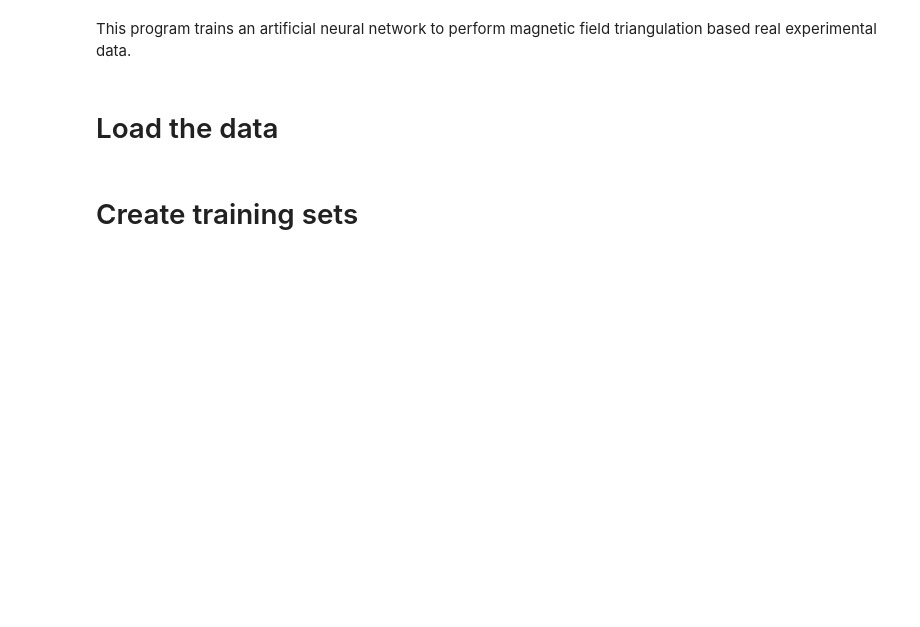
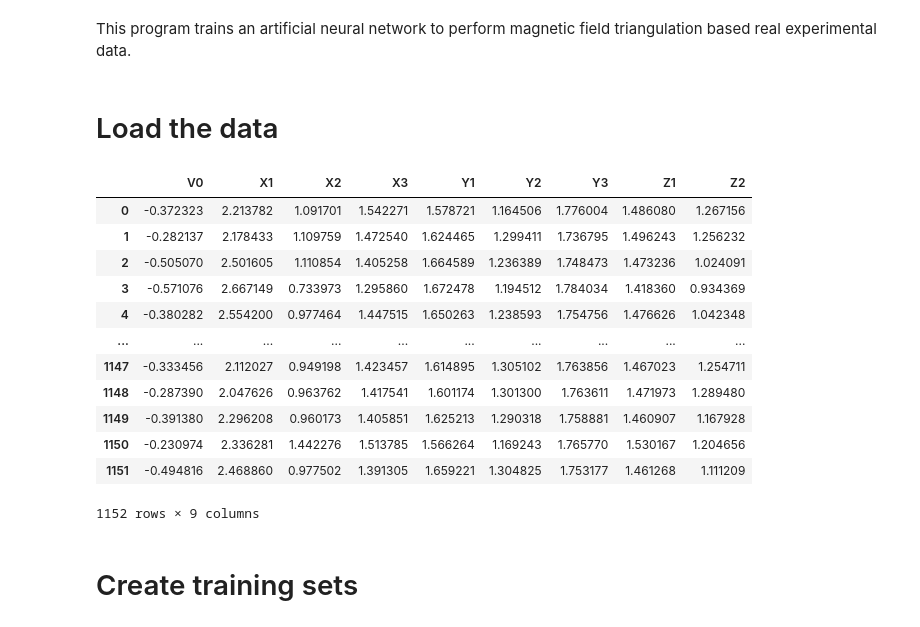
Before and after one commit to tretyakovmipt/magnetic-field-triangulation-via-deep-learning, a Jupyter notebook: experiment/training.ipynb, the cells around one changed output. Cells and saved outputs as stored; diff of their text form; code cells hidden in the pictures; blank space fills up the shorter version.

```diff
--- a/experiment/training.ipynb
+++ b/experiment/training.ipynb
@@ -17,6 +17,22 @@ f = h5py.File(path_to_file, 'r')
 # convert the h5 contents to a dataframe
 data = {group: f[group][()] for group in f}
 df = pd.DataFrame(data)
+# %%
+df
+# %% [output]
+|  | V0 | X1 | X2 | X3 | Y1 | Y2 | Y3 | Z1 | Z2 |
+| 0 | -0.372323 | 2.213782 | 1.091701 | 1.542271 | 1.578721 | 1.164506 | 1.776004 | 1.486080 | 1.267156 |
+| 1 | -0.282137 | 2.178433 | 1.109759 | 1.472540 | 1.624465 | 1.299411 | 1.736795 | 1.496243 | 1.256232 |
+| 2 | -0.505070 | 2.501605 | 1.110854 | 1.405258 | 1.664589 | 1.236389 | 1.748473 | 1.473236 | 1.024091 |
+| 3 | -0.571076 | 2.667149 | 0.733973 | 1.295860 | 1.672478 | 1.194512 | 1.784034 | 1.418360 | 0.934369 |
+| 4 | -0.380282 | 2.554200 | 0.977464 | 1.447515 | 1.650263 | 1.238593 | 1.754756 | 1.476626 | 1.042348 |
+| ... | ... | ... | ... | ... | ... | ... | ... | ... | ... |
+| 1147 | -0.333456 | 2.112027 | 0.949198 | 1.423457 | 1.614895 | 1.305102 | 1.763856 | 1.467023 | 1.254711 |
+| 1148 | -0.287390 | 2.047626 | 0.963762 | 1.417541 | 1.601174 | 1.301300 | 1.763611 | 1.471973 | 1.289480 |
+| 1149 | -0.391380 | 2.296208 | 0.960173 | 1.405851 | 1.625213 | 1.290318 | 1.758881 | 1.460907 | 1.167928 |
+| 1150 | -0.230974 | 2.336281 | 1.442276 | 1.513785 | 1.566264 | 1.169243 | 1.765770 | 1.530167 | 1.204656 |
+| 1151 | -0.494816 | 2.468860 | 0.977502 | 1.391305 | 1.659221 | 1.304825 | 1.753177 | 1.461268 | 1.111209 |
+1152 rows × 9 columns
 # %% [markdown]
 # Create training sets
 # %%
```
Also changed, not shown: parts of 1 cell of this notebook, 7 other files.
